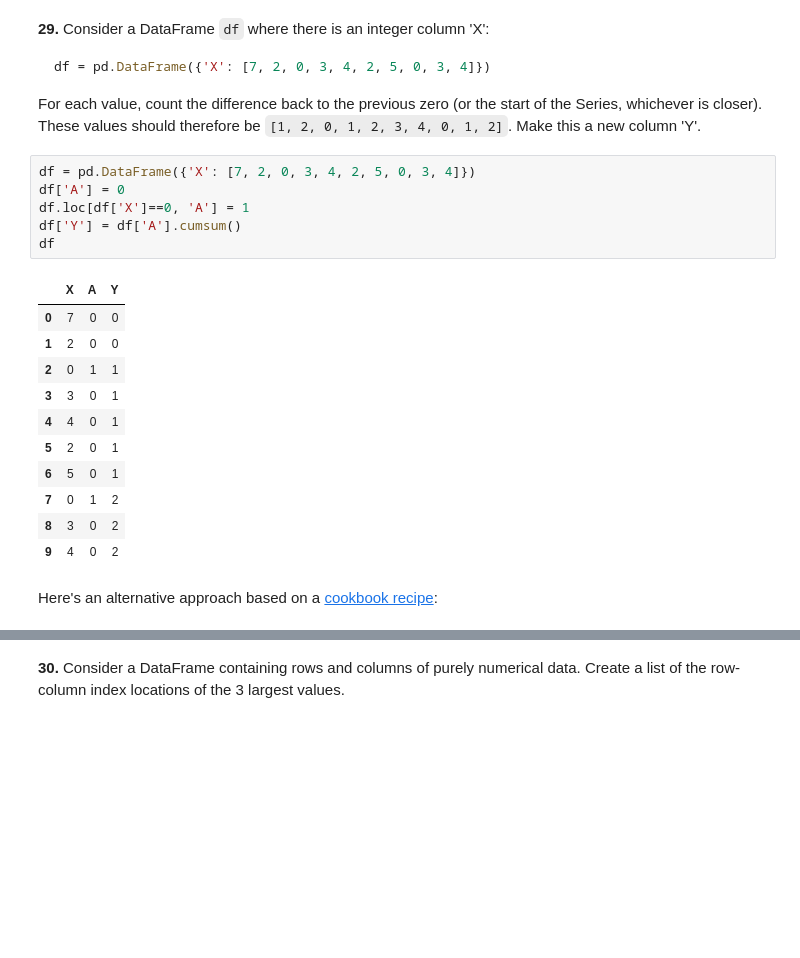
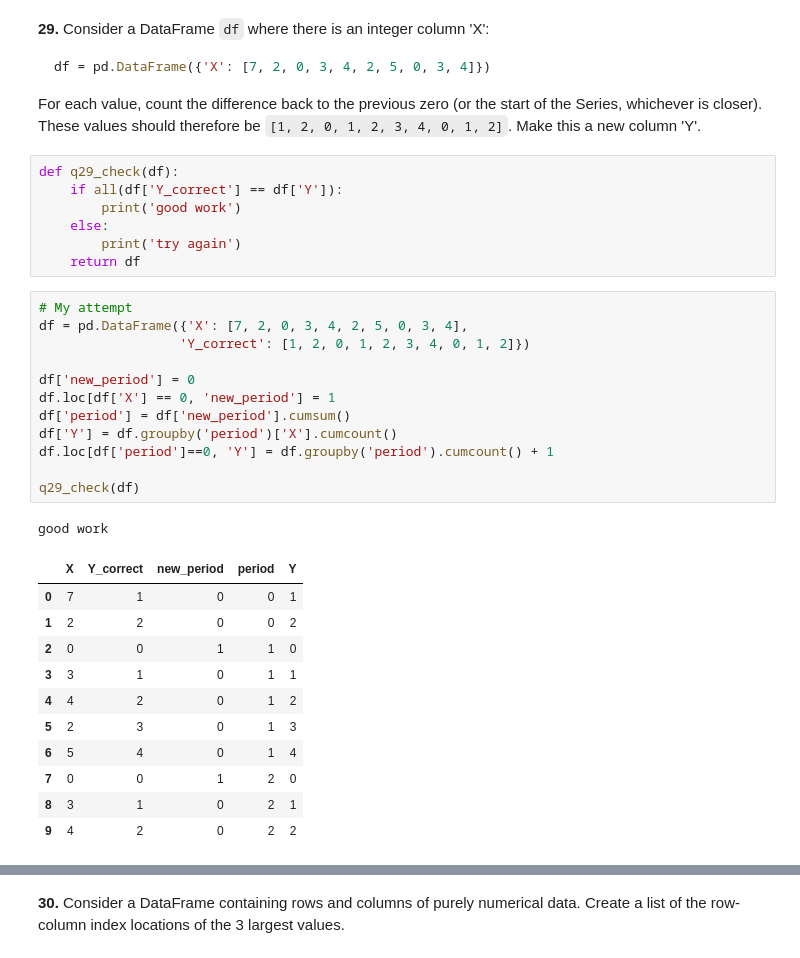
Before and after one commit to rachelpoole/100-pandas-puzzles, a Jupyter notebook: 100-pandas-puzzles.ipynb, the cells around one changed output, grey strips where cells are left out. Drawn from its saved outputs; the diff is of its cells as text; blank space fills up the shorter version.

````diff
--- a/100-pandas-puzzles.ipynb
+++ b/100-pandas-puzzles.ipynb
@@ -399,23 +399,35 @@ Difficulty: *hard*
 df = pd.DataFrame({'X': [7, 2, 0, 3, 4, 2, 5, 0, 3, 4]})
 ```
 For each value, count the difference back to the previous zero (or the start of the Series, whichever is closer). These values should therefore be `[1, 2, 0, 1, 2, 3, 4, 0, 1, 2]`. Make this a new column 'Y'.
+# %%
+def q29_check(df):
+    if all(df['Y_correct'] == df['Y']):
+        print('good work')
+    else:
+        print('try again')
+    return df
 # %%
-df = pd.DataFrame({'X': [7, 2, 0, 3, 4, 2, 5, 0, 3, 4]})
-df['A'] = 0
-df.loc[df['X']==0, 'A'] = 1
-df['Y'] = df['A'].cumsum()
-df
+# My attempt
+df = pd.DataFrame({'X': [7, 2, 0, 3, 4, 2, 5, 0, 3, 4],
+                  'Y_correct': [1, 2, 0, 1, 2, 3, 4, 0, 1, 2]})
+
+df['new_period'] = 0
+df.loc[df['X'] == 0, 'new_period'] = 1
+df['period'] = df['new_period'].cumsum()
+df['Y'] = df.groupby('period')['X'].cumcount()
+df.loc[df['period']==0, 'Y'] = df.groupby('period').cumcount() + 1
+
+q29_check(df)
 # %% [output]
+good work
-|  | X | A | Y |
-| 0 | 7 | 0 | 0 |
-| 1 | 2 | 0 | 0 |
-| 2 | 0 | 1 | 1 |
-| 3 | 3 | 0 | 1 |
-| 4 | 4 | 0 | 1 |
-| 5 | 2 | 0 | 1 |
-| 6 | 5 | 0 | 1 |
-| 7 | 0 | 1 | 2 |
-| 8 | 3 | 0 | 2 |
-| 9 | 4 | 0 | 2 |
+|  | X | Y_correct | new_period | period | Y |
+| 0 | 7 | 1 | 0 | 0 | 1 |
+| 1 | 2 | 2 | 0 | 0 | 2 |
+| 2 | 0 | 0 | 1 | 1 | 0 |
+| 3 | 3 | 1 | 0 | 1 | 1 |
+| 4 | 4 | 2 | 0 | 1 | 2 |
+| 5 | 2 | 3 | 0 | 1 | 3 |
+| 6 | 5 | 4 | 0 | 1 | 4 |
+| 7 | 0 | 0 | 1 | 2 | 0 |
+| 8 | 3 | 1 | 0 | 2 | 1 |
+| 9 | 4 | 2 | 0 | 2 | 2 |
-# %% [markdown]
-Here's an alternative approach based on a [cookbook recipe](http://pandas.pydata.org/pandas-docs/stable/cookbook.html#grouping):
````
Also changed, not shown: parts of 1 cell of this notebook, 1 other file.
